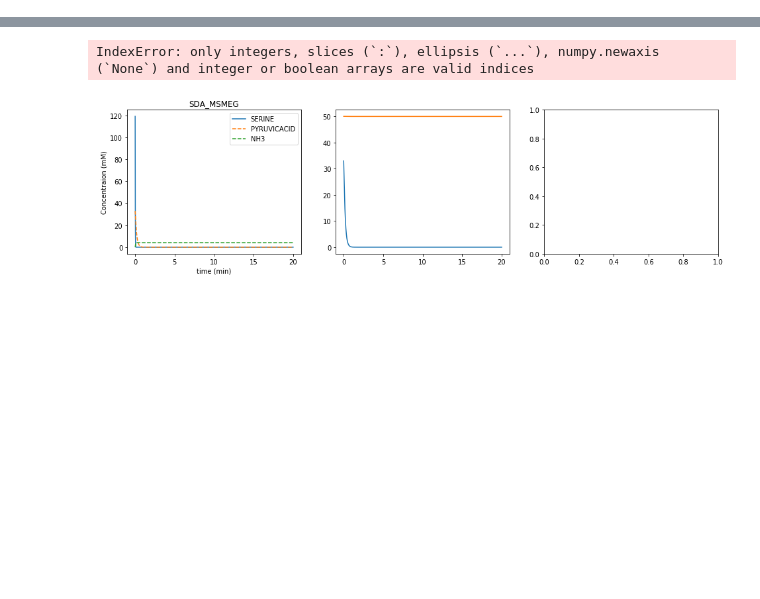
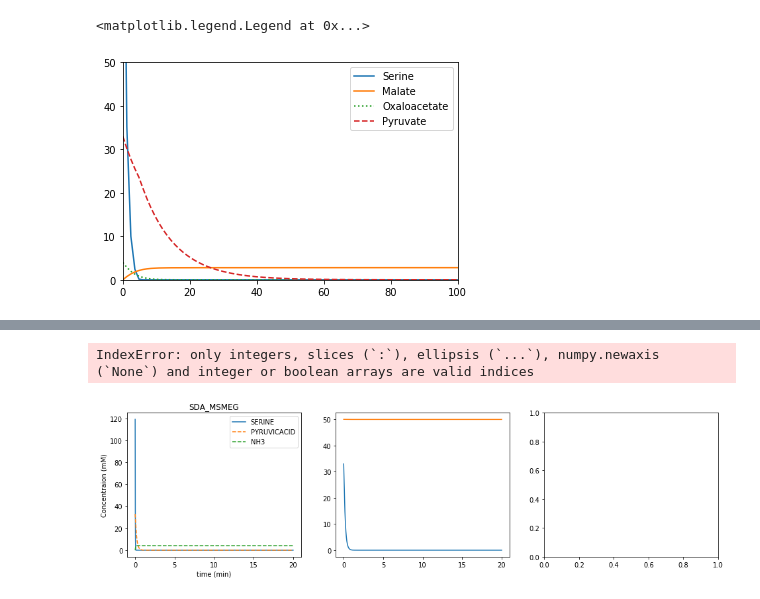
Before and after one commit to carothersresearch/ODBM, a Jupyter notebook: buildModelFromExcel.ipynb, the cells around one changed output, grey strips where cells are left out. Cells and saved outputs as stored; diff of their text form; code cells hidden in the pictures; blank space fills up the shorter version.

```diff
--- a/buildModelFromExcel.ipynb
+++ b/buildModelFromExcel.ipynb
@@ -59,3 +59,17 @@ for i,sda in enumerate(sdaV):
             results.append(r.simulate(0,1200,1000))
             r.reset()
             count += 1
+# %%
+df = pd.DataFrame(results[0], columns = results[0].colnames)
+df.round(2)
+plt.plot(df['time'],df['[SERINE]'],  label = 'Serine')
+plt.plot(df['time'],df['[MALICACID]'], label = 'Malate')
+plt.plot(df['time'],df['[OXALOACETICACID]'],  linestyle = 'dotted', label = 'Oxaloacetate')
+plt.plot(df['time'],df['[PYRUVICACID]'], linestyle = 'dashed', label = 'Pyruvate')
+
+plt.xlim(0, 100)
+plt.ylim(0,50)
+plt.legend()
+# %% [output]
+<matplotlib.legend.Legend at 0x...>
+[figure, added]
```
Also changed, not shown: parts of 1 cell of this notebook.
